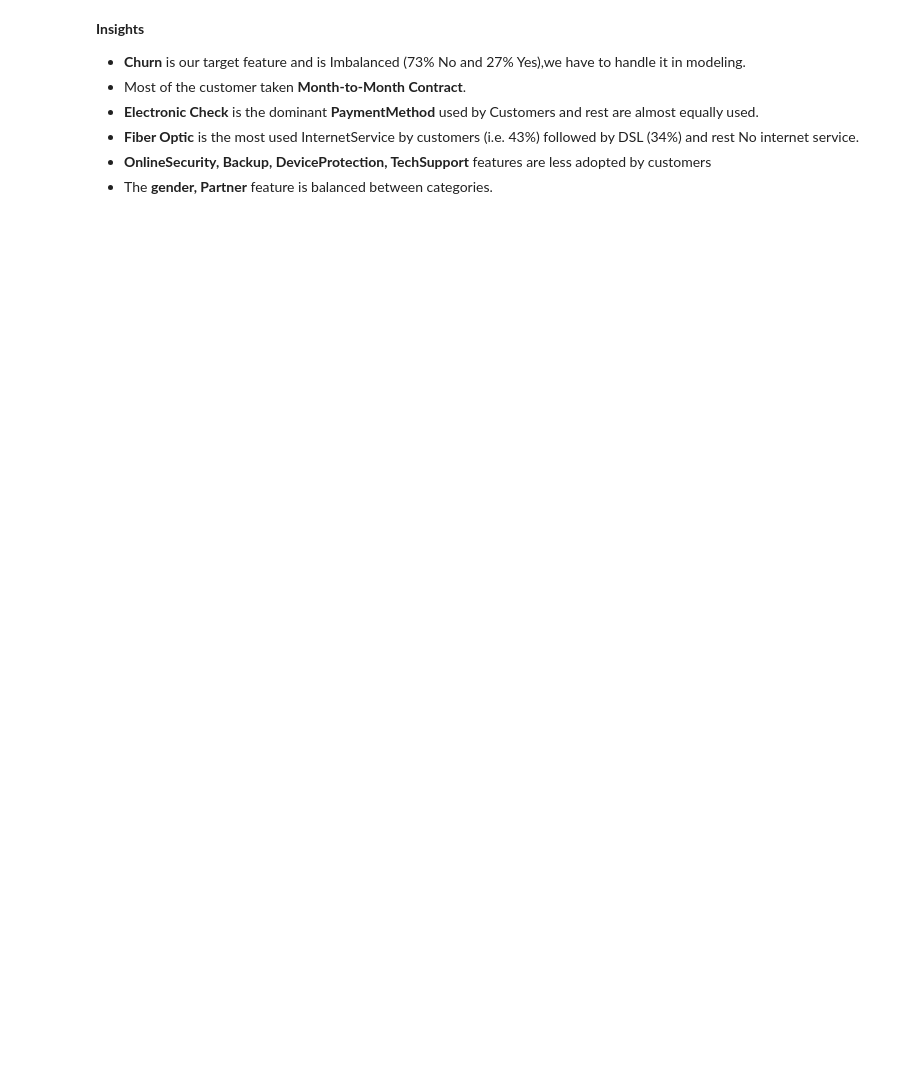
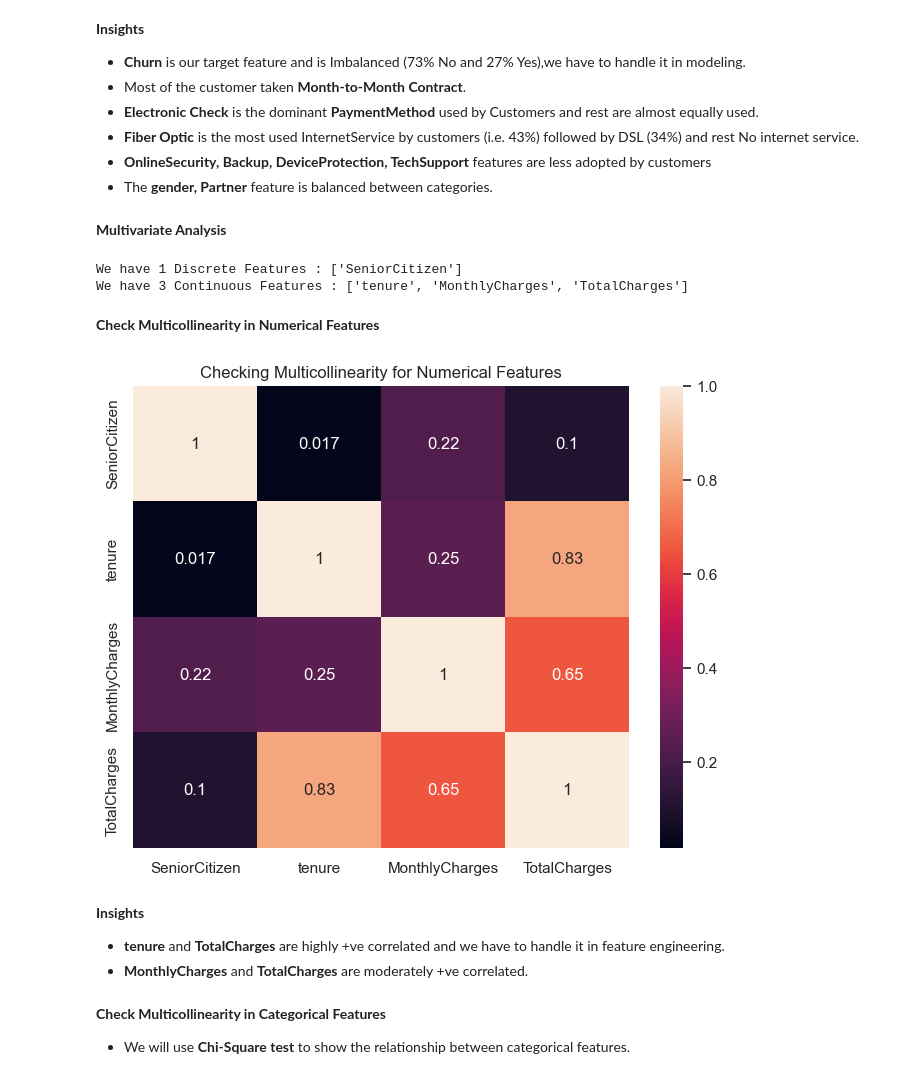
Before and after one commit to vivek-3369/end-to-end-customer-churn-prediction-project, a Jupyter notebook: notebooks/EDA.ipynb, the cells around one changed output. Saved outputs shown, nothing was run; the diff lists cells and outputs as text; code cells hidden in the pictures; blank space fills up the shorter version.

```diff
--- a/notebooks/EDA.ipynb
+++ b/notebooks/EDA.ipynb
@@ -245,3 +246,32 @@ plt.savefig("plots/univariate_categorical.png")
 - **Fiber Optic** is the most used InternetService by customers (i.e. 43%) followed by DSL (34%) and rest No internet service.
 - **OnlineSecurity, Backup, DeviceProtection, TechSupport** features are less adopted by customers
 - The **gender, Partner** feature is balanced between categories.
+# %% [markdown]
+**Multivariate Analysis**
+# %%
+discrete_features = [feature for feature in numerical_features if len(data[feature].unique()) <= 25]
+continuous_features = [feature for feature in numerical_features if len(data[feature].unique()) > 25]
+
+print(f"We have {len(discrete_features)} Discrete Features : {discrete_features}")
+print(f"We have {len(continuous_features)} Continuous Features : {continuous_features}")
+# %% [output]
+We have 1 Discrete Features : ['SeniorCitizen']
+We have 3 Continuous Features : ['tenure', 'MonthlyCharges', 'TotalCharges']
+# %% [markdown]
+**Check Multicollinearity in Numerical Features**
+# %%
+plt.figure(figsize=(8,6))
+plt.title("Checking Multicollinearity for Numerical Features")
+sns.heatmap(data.corr(numeric_only=True), annot=True)
+plt.savefig("plots/multicollinearity_numerical.png")
+plt.show()
+# %% [output]
+[figure, added]
+# %% [markdown]
+**Insights**
+- **tenure** and **TotalCharges** are highly +ve correlated and we have to handle it in feature engineering.
+- **MonthlyCharges** and **TotalCharges** are moderately +ve correlated.
+# %% [markdown]
+**Check Multicollinearity in Categorical Features**
+
+- We will use **Chi-Square test** to show the relationship between categorical features.
```
Also changed, not shown: parts of 72 cells of this notebook, 5 other files.
